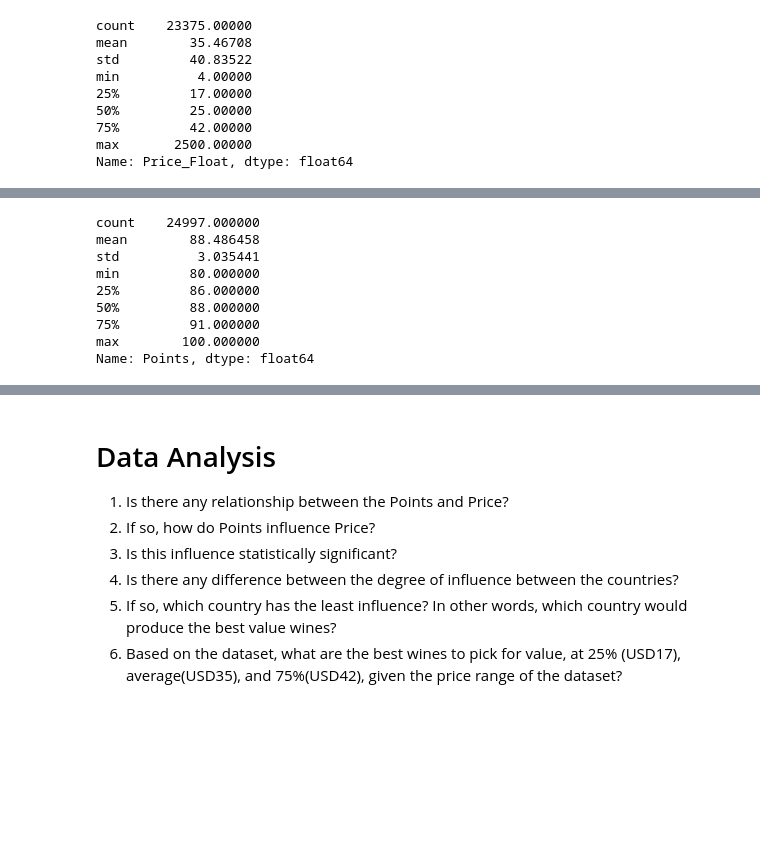
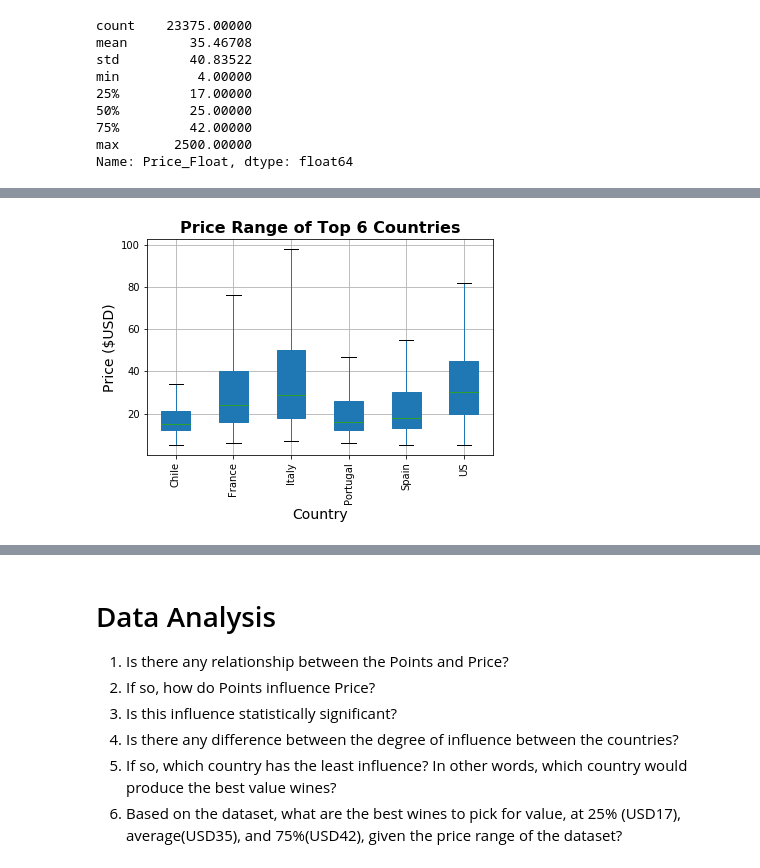
Before and after one commit to Dan-Bruen/Data_Sommeliers, a Jupyter notebook: Group Porject 1 Data Somms_james/Data_Somms_james_final_new.ipynb, the cells around one changed output, grey strips where cells are left out. Saved outputs shown, nothing was run; the diff lists cells and outputs as text; code cells hidden in the pictures; blank space fills up the shorter version.

```diff
--- a/Group Porject 1 Data Somms_james/Data_Somms_james_final_new.ipynb
+++ b/Group Porject 1 Data Somms_james/Data_Somms_james_final_new.ipynb
@@ -119,3 +134,7 @@ min          4.00000
 75%         42.00000
 max       2500.00000
 Name: Price_Float, dtype: float64
+# %%
+#top 6 countries by wine count
+top6_countries = data_world_wines_df['Country'].value_counts().head(6).index
+top6_countries
@@ -121,0 +143,4 @@ Name: Price_Float, dtype: float64
+# %%
+#isolate data from only top 6 countries
+data_world_wines_df_top6 = data_world_wines_df[data_world_wines_df['Country'].isin(top6_countries)]
+data_world_wines_df_top6.head()
@@ -131,17 +173,27 @@ data_world_wines_df.sort_values(by='Price_Float',ascending=False).head(5)
 | 15968 | 1/1/2012 | Spain | Priorat | El Perer | 96 | $770.00 | Catalonia | Marco Abella 2012 El Perer Carign... | Carignan | Marco Abella | ... |
-# %%
-# What is the points range of wine in this data set?
-data_world_wines_df['Points'].describe()
-# %% [output]
-count    24997.000000
-mean        88.486458
-std          3.035441
-min         80.000000
-25%         86.000000
-50%         88.000000
-75%         91.000000
-max        100.000000
-Name: Points, dtype: float64
+# %%
+#boxplot Price Range Top 6 Countries
+
+bplot1 = data_world_wines_df_top6.boxplot('Price_Float',
+                                          by="Country",
+                                          showfliers=False,
+                                          patch_artist=True
+                                         )
+
+plt.xticks(rotation='vertical')
+plt.grid(True)
+
+plt.title('Price Range of Top 6 Countries',fontsize=16,fontweight="bold")
+plt.suptitle('')
+plt.ylabel('Price ($USD)',fontsize=14)
+plt.xlabel('Country',fontsize=14)
+
+
+plt.savefig('Images/2_PriceRangeTop6.png')
+
+plt.show()
+# %% [output]
+[figure, added]
 # %%
 #find the 5 best rated (highest point) wines
 data_world_wines_df.sort_values(by='Points',ascending=False).head(5)
```
Also changed, not shown: parts of 18 cells of this notebook, 7 other files.
